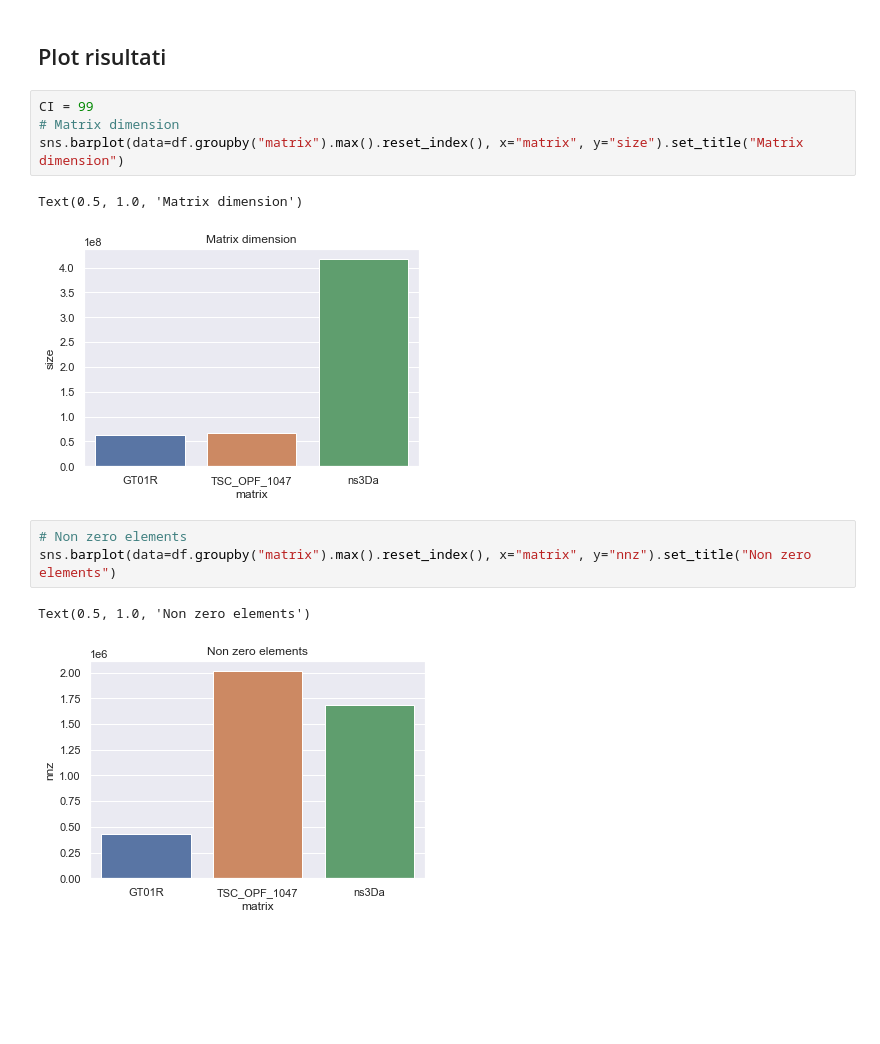
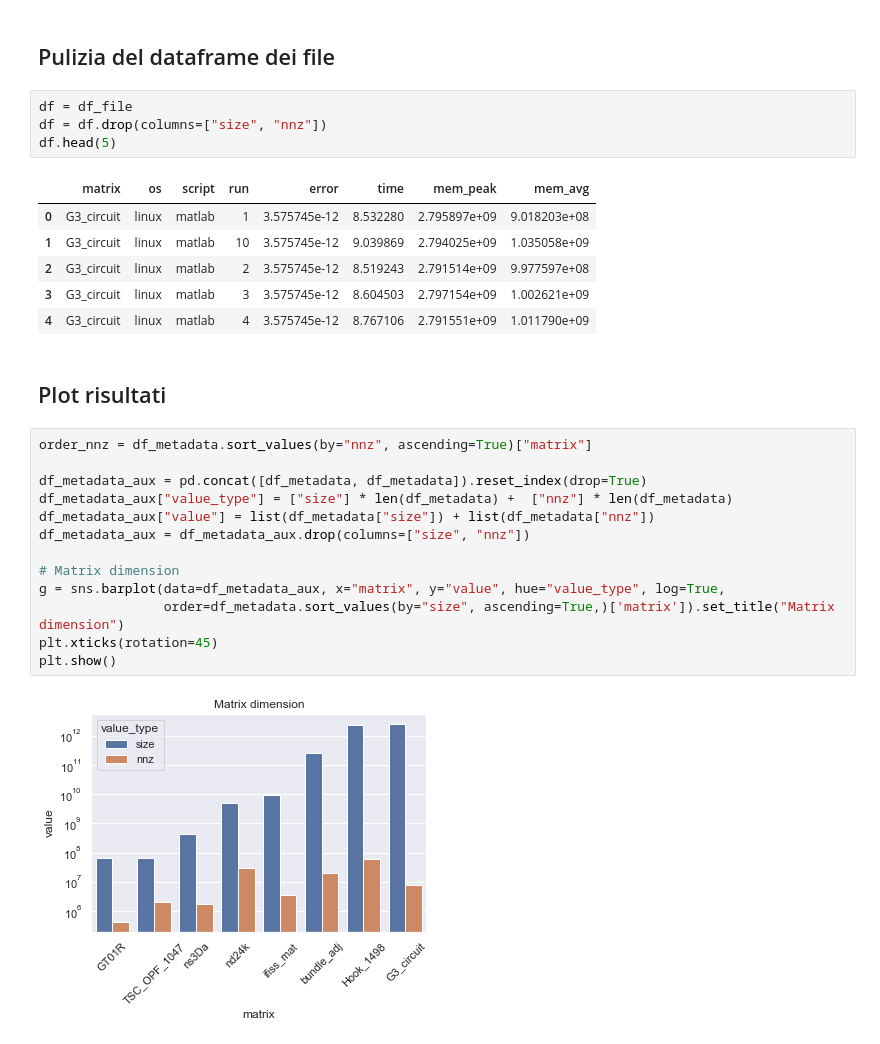
Before and after one commit to AuPath/Progetto-Calcolo-Scientifico, a Jupyter notebook: analysis.ipynb, the cells around one changed output. Saved outputs shown, nothing was run; the diff lists cells and outputs as text; blank space fills up the shorter version.

```diff
--- a/analysis.ipynb
+++ b/analysis.ipynb
@@ -48,15 +57,30 @@ df
+# %% [markdown]
+## Pulizia del dataframe dei file
+# %%
+df = df_file
+df = df.drop(columns=["size", "nnz"])
+df.head(5)
+# %% [output]
+|  | matrix | os | script | run | error | time | mem_peak | mem_avg |
+| 0 | G3_circuit | linux | matlab | 1 | 3.575745e-12 | 8.532280 | 2.795897e+09 | 9.018203e+08 |
+| 1 | G3_circuit | linux | matlab | 10 | 3.575745e-12 | 9.039869 | 2.794025e+09 | 1.035058e+09 |
+| 2 | G3_circuit | linux | matlab | 2 | 3.575745e-12 | 8.519243 | 2.791514e+09 | 9.977597e+08 |
+| 3 | G3_circuit | linux | matlab | 3 | 3.575745e-12 | 8.604503 | 2.797154e+09 | 1.002621e+09 |
+| 4 | G3_circuit | linux | matlab | 4 | 3.575745e-12 | 8.767106 | 2.791551e+09 | 1.011790e+09 |
 # %% [markdown]
 ## Plot risultati
-# %%
-CI = 99
-# Matrix dimension
-sns.barplot(data=df.groupby("matrix").max().reset_index(), x="matrix", y="size").set_title("Matrix dimension")
-# %% [output]
-Text(0.5, 1.0, 'Matrix dimension')
-[figure, removed]
-# %%
-# Non zero elements
-sns.barplot(data=df.groupby("matrix").max().reset_index(), x="matrix", y="nnz").set_title("Non zero elements")
-# %% [output]
-Text(0.5, 1.0, 'Non zero elements')
-[figure, removed]
+# %%
+order_nnz = df_metadata.sort_values(by="nnz", ascending=True)["matrix"]
+
+df_metadata_aux = pd.concat([df_metadata, df_metadata]).reset_index(drop=True)
+df_metadata_aux["value_type"] = ["size"] * len(df_metadata) +  ["nnz"] * len(df_metadata)
+df_metadata_aux["value"] = list(df_metadata["size"]) + list(df_metadata["nnz"])
+df_metadata_aux = df_metadata_aux.drop(columns=["size", "nnz"])
+
+# Matrix dimension
+g = sns.barplot(data=df_metadata_aux, x="matrix", y="value", hue="value_type", log=True,
+                order=df_metadata.sort_values(by="size", ascending=True,)['matrix']).set_title("Matrix dimension")
+plt.xticks(rotation=45)
+plt.show()
+# %% [output]
+[figure, added]
```
Also changed, not shown: parts of 9 cells of this notebook.
